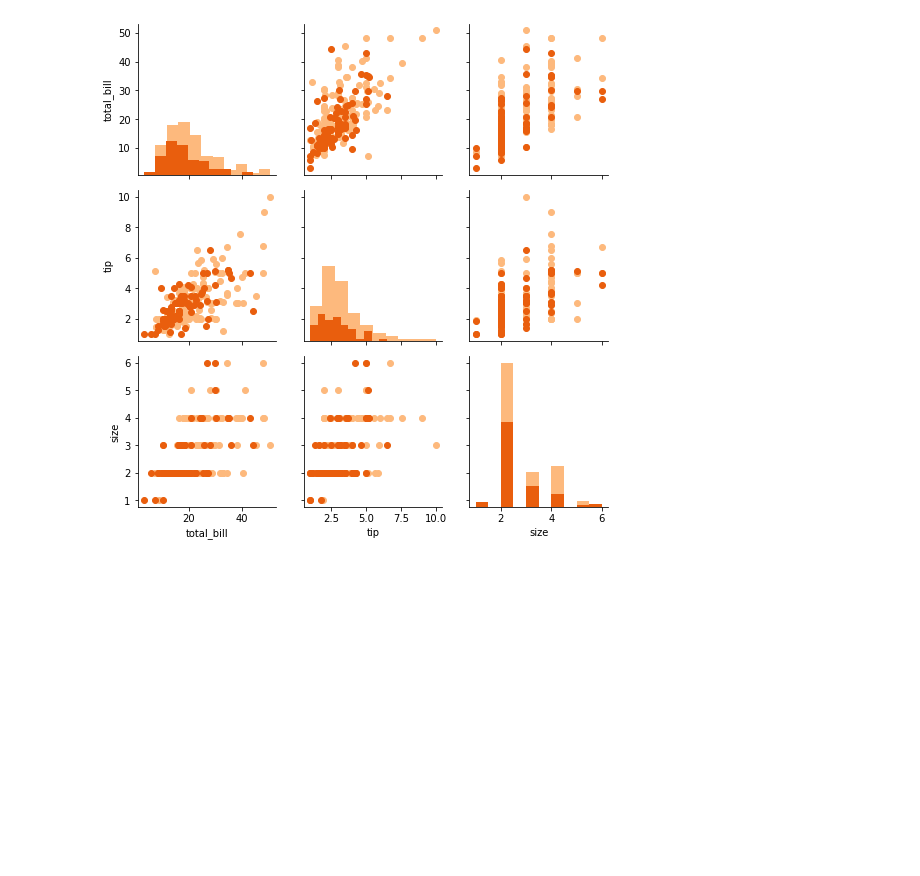
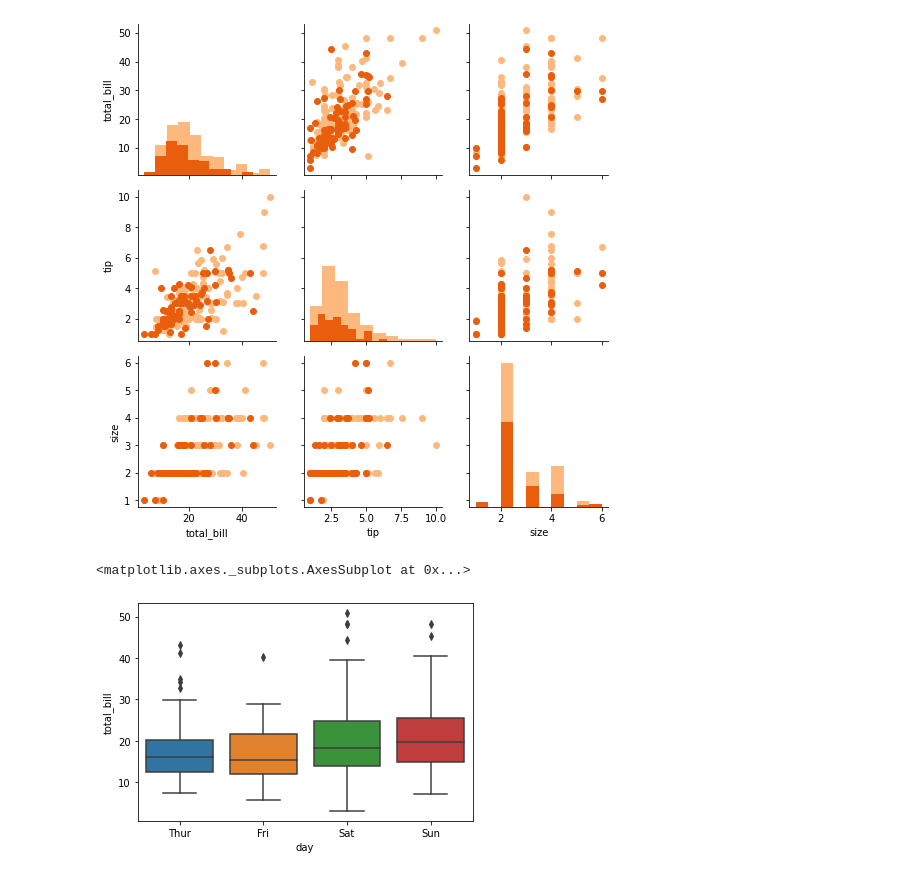
Before and after one commit to Surichn/DSAI, a Jupyter notebook: DA/vis_Seaborn.ipynb, the cells around one changed output. Drawn from its saved outputs; the diff is of its cells as text; code cells hidden in the pictures; blank space fills up the shorter version.

```diff
--- a/DA/vis_Seaborn.ipynb
+++ b/DA/vis_Seaborn.ipynb
@@ -36,3 +36,8 @@ g.map_offdiag(pp.scatter)
 pp.show()
 # %% [output]
 [figure]
+# %%
+sb.boxplot(x="day", y ="total_bill", data=df)
+# %% [output]
+<matplotlib.axes._subplots.AxesSubplot at 0x...>
+[figure, added]
```
